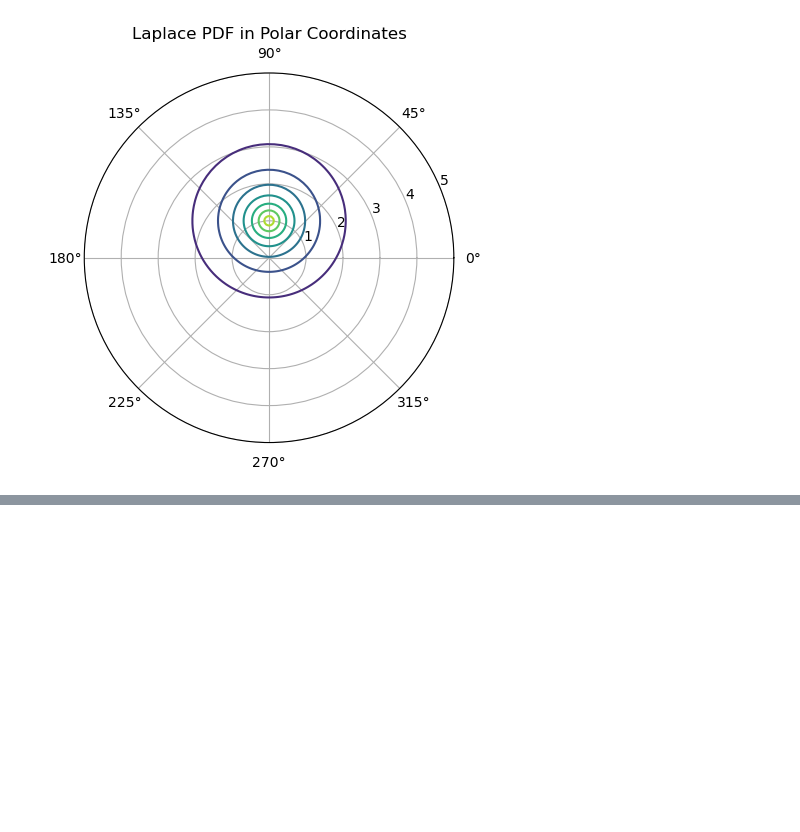
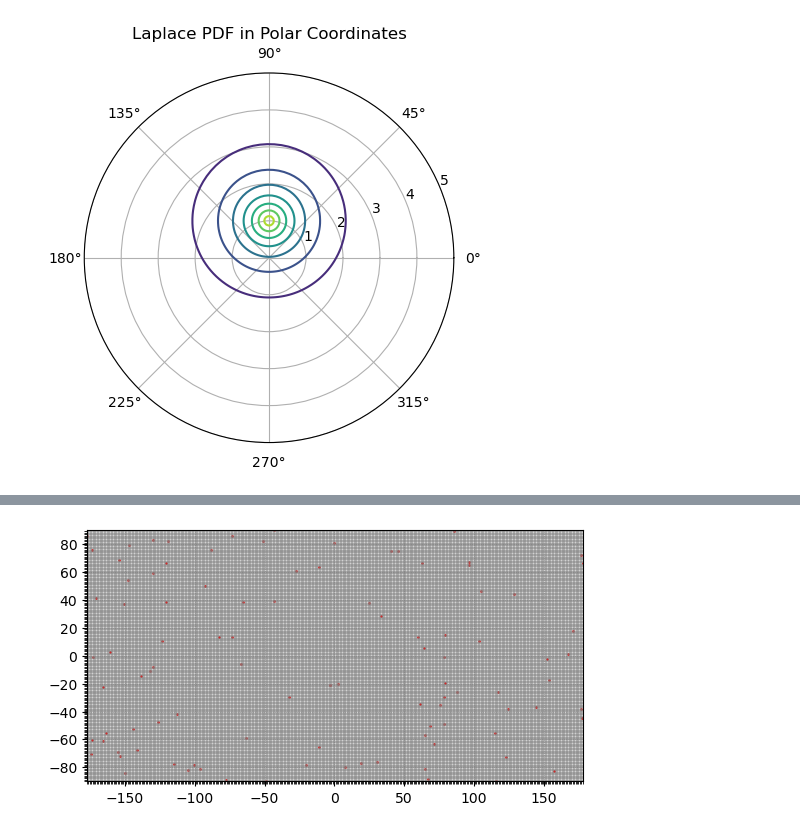
Before and after one commit to tjvanderende/privacy-preserved-clustering-with-nD-Laplace, a Jupyter notebook: RQ1/test.ipynb, the cells around one changed output, grey strips where cells are left out. Cells and saved outputs as stored; diff of their text form; code cells hidden in the pictures; blank space fills up the shorter version.

```diff
--- a/RQ1/test.ipynb
+++ b/RQ1/test.ipynb
@@ -82,0 +21,78 @@ ValueError: The truth value of an array with more than one element is ambiguous.
+# %%
+import numpy as np
+import matplotlib.pyplot as plt
+
+def discretize_locations(coords, grid_size):
+    """
+    Discretize a set of location coordinates using a rectangular grid.
+
+    Parameters:
+    coords (numpy array): A 2D array of shape (n, 2) containing the (latitude, longitude)
+                          coordinates of n locations.
+    grid_size (float): The size of the grid cells in degrees.
+
+    Returns:
+    numpy array: A 2D array of shape (n, 2) containing the (row, column) indices of the
+                 grid cell that each location was mapped to.
+    """
+    # Determine the extent of the region covered by the coordinates
+    lat_min, lon_min = np.min(coords, axis=0)
+    lat_max, lon_max = np.max(coords, axis=0)
+
+    # Compute the number of rows and columns in the grid
+    num_rows = int(np.ceil((lat_max - lat_min) / grid_size))
+    num_cols = int(np.ceil((lon_max - lon_min) / grid_size))
+
+    # Compute the row and column indices of each location in the grid
+    row_indices = np.floor((coords[:, 0] - lat_min) / grid_size).astype(int)
+    col_indices = np.floor((coords[:, 1] - lon_min) / grid_size).astype(int)
+
+    # Combine the row and column indices into a single array
+    indices = np.column_stack((row_indices, col_indices))
+
+    return indices, lat_min, lon_min
+
+def plot_rectangular_grid(coords, grid_size):
+    """
+    Plot a rectangular grid over a set of location coordinates.
+
+    Parameters:
+    coords (numpy array): A 2D array of shape (n, 2) containing the (latitude, longitude)
+                          coordinates of n locations.
+    grid_size (float): The size of the grid cells in degrees.
+
+    Returns:
+    None
+    """
+    # Discretize the coordinates using the specified grid size
+    indices, lat_min, lon_min = discretize_locations(coords, grid_size)
+
+    # Determine the extent of the region covered by the coordinates
+    lat_max, lon_max = np.max(coords, axis=0)
+
+    # Create a meshgrid of the row and column indices
+    rows = np.arange(indices[:, 0].min(), indices[:, 0].max() + 1)
+    cols = np.arange(indices[:, 1].min(), indices[:, 1].max() + 1)
+    row_grid, col_grid = np.meshgrid(rows, cols)
+
+    # Plot the rectangular grid
+    fig, ax = plt.subplots()
+    ax.scatter(coords[:, 1], coords[:, 0], c='r', s=1)
+    ax.set_xlim(lon_min, lon_max)
+    ax.set_ylim(lat_min, lat_max)
+    ax.set_aspect('equal')
+    ax.grid(linestyle=':', linewidth=0.5, color='gray')
+    ax.set_xticks(cols * grid_size + lon_min, minor=True)
+    ax.set_yticks(rows * grid_size + lat_min, minor=True)
+    ax.grid(which='minor', linestyle='-', linewidth=1, color='gray', alpha=0.5)
+
+    plt.show()
+
+# Example usage
+n = 100
+coords = np.random.uniform(low=(-90, -180), high=(90, 180), size=(n, 2))
+grid_size = 1.0
+
+plot_rectangular_grid(coords, grid_size)
+# %% [output]
+[figure, added]
```
Also changed, not shown: parts of 1 cell of this notebook, 1 other file.
